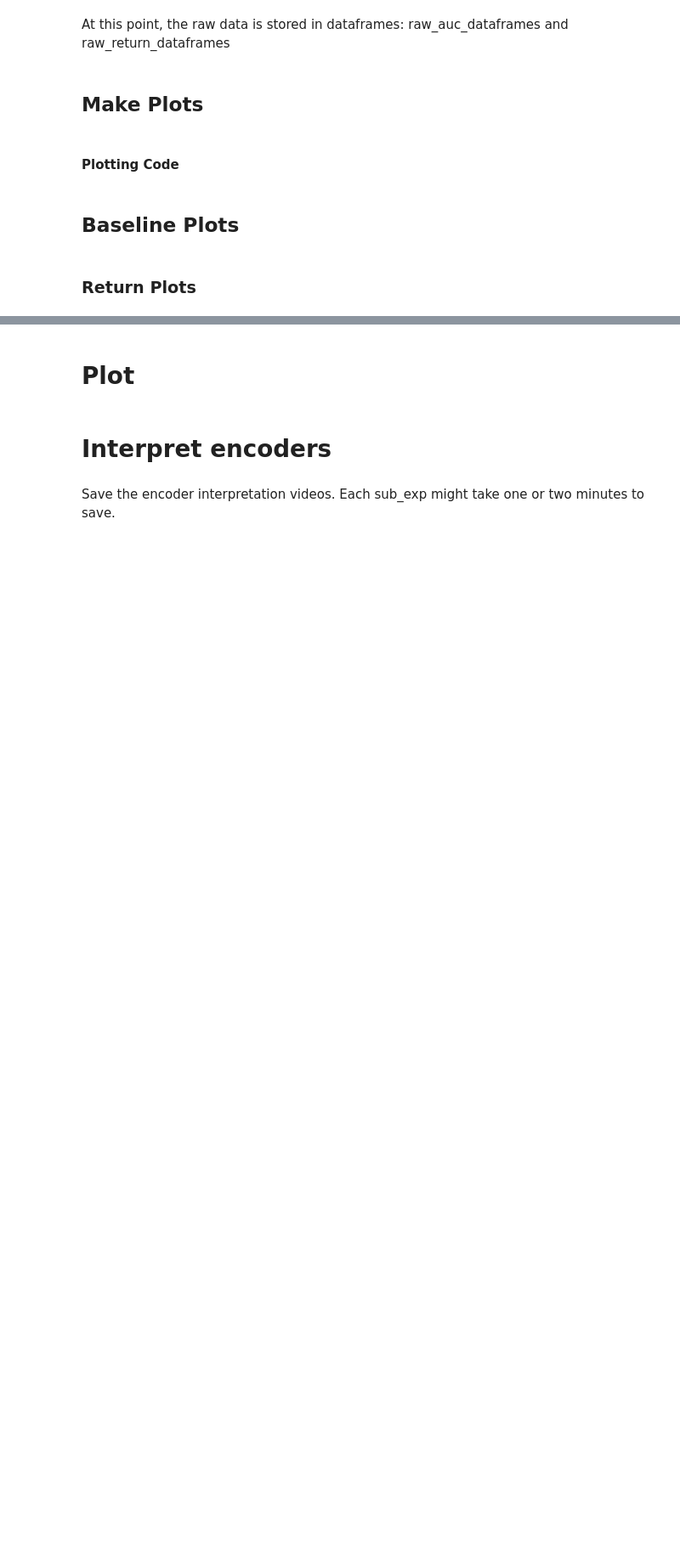
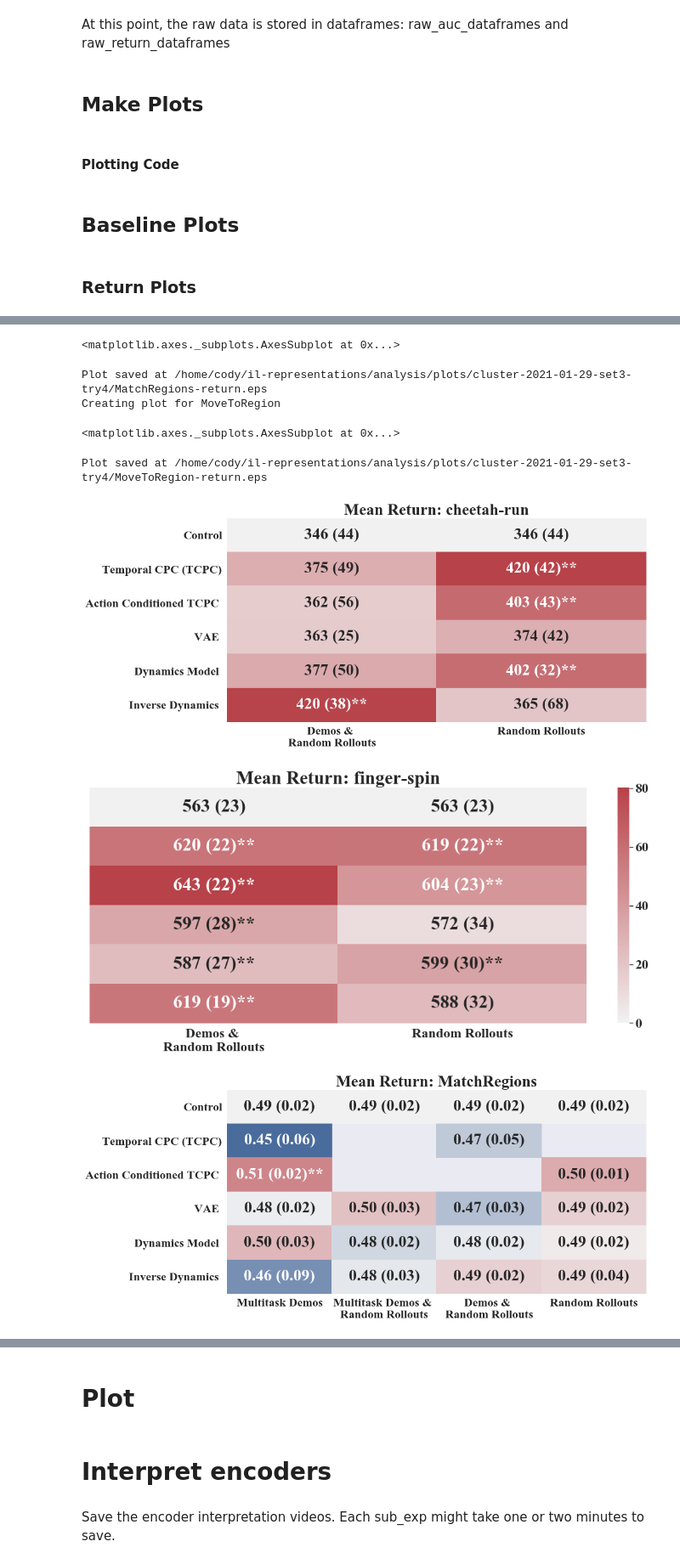
Before and after one commit to HumanCompatibleAI/eirli, a Jupyter notebook: analysis/plot.ipynb, the cells around one changed output, grey strips where cells are left out. Shown at 85% size. Saved outputs shown, nothing was run; the diff lists cells and outputs as text; code cells hidden in the pictures; blank space fills up the shorter version.

Commit message:
Working version of plots

```diff
--- a/analysis/plot.ipynb
+++ b/analysis/plot.ipynb
@@ -757 +863,19 @@ def save_pdf(sns_plot, env, plot_type):
+# %%
+def get_t_stat_df(mean_df, std_df, n_df, control_idx):
+    test_means = mean_df[mean_df.index != control_idx]
+    control_means = mean_df.loc[control_idx]
+
+    test_std = std_df[std_df.index != control_idx]
+    control_std = std_df.loc[control_idx]
+
+    test_ns = n_df[n_df.index != control_idx]
+    control_ns = n_df.loc[control_idx]
+
+    try:
+        t_stats, p_vals = ttest_ind_from_stats(test_means, test_std, test_ns, control_means, control_std, control_ns,
+                         equal_var=False)
+    except:
+        import pdb; pdb.set_trace()
+
+    return t_stats
 # %%
@@ -853,0 +1024,40 @@ nested_lookups = {'data_lookups': data_lookups, 'algo_lookups': algo_lookups}
+# %%
+## Configs for baseline plots
+
+ret_col_lookup = {
+    'MatchRegions': 'Average on all envs',
+    'MoveToRegion': 'Average on all envs',
+    'MoveToCorner': 'Average on all envs',
+    'finger-spin': 'return_mean',
+    'cheetah-run': 'return_mean'
+}
+
+# Set plot properties according to where we want to position it in paper
+right_envs = ['MatchRegions', 'cheetah-run']
+left_envs = ['MoveToRegion', 'finger-spin']
+
+algo_order = ["Control", "Temporal CPC (TCPC)", "Action Conditioned TCPC ", "VAE ", "Dynamics Model ",
+              "Inverse Dynamics "]
+
+
+
+for env in envs:
+    print(f"Creating plot for {env}")
+    plot_config = baseline_plot_config_lookup[env]
+    pivoted_dfs = create_pivoted_dfs(raw_return_dataframes, ret_col_lookup,
+                                     plot_config['blacklist_terms'], plot_config['whitelist_lookups'],
+                                     plot_config['control_idx'], algo_order, verbose=False)
+    pooled_dfs = create_pooled_dfs(pivoted_dfs, control_idx=plot_config['control_idx'])
+    kwargs = {'font_scale': 4, 'fontsize': 25}
+    if env in right_envs:
+        kwargs = {'show_cbar': False}
+    if env in left_envs:
+        kwargs = {'show_ylabel': False}
+    env_plot = task_return_heatmap(env, pooled_dfs, control_key=control_idx, **kwargs)
+    display(env_plot)
+    save_eps(env_plot, env, 'return')
+
+# # to be paranoid
+del pivoted_dfs
+del pooled_dfs
+# %% [output]
@@ -853,0 +1071,8 @@ nested_lookups = {'data_lookups': data_lookups, 'algo_lookups': algo_lookups}
+<matplotlib.axes._subplots.AxesSubplot at 0x...>
+Plot saved at /home/cody/il-representations/analysis/plots/cluster-2021-01-29-set3-try4/MatchRegions-return.eps
+Creating plot for MoveToRegion
+<matplotlib.axes._subplots.AxesSubplot at 0x...>
+Plot saved at /home/cody/il-representations/analysis/plots/cluster-2021-01-29-set3-try4/MoveToRegion-return.eps
+[figure, added]
+[figure, added]
+[figure, added]
```
Also changed, not shown: parts of 37 cells of this notebook.
